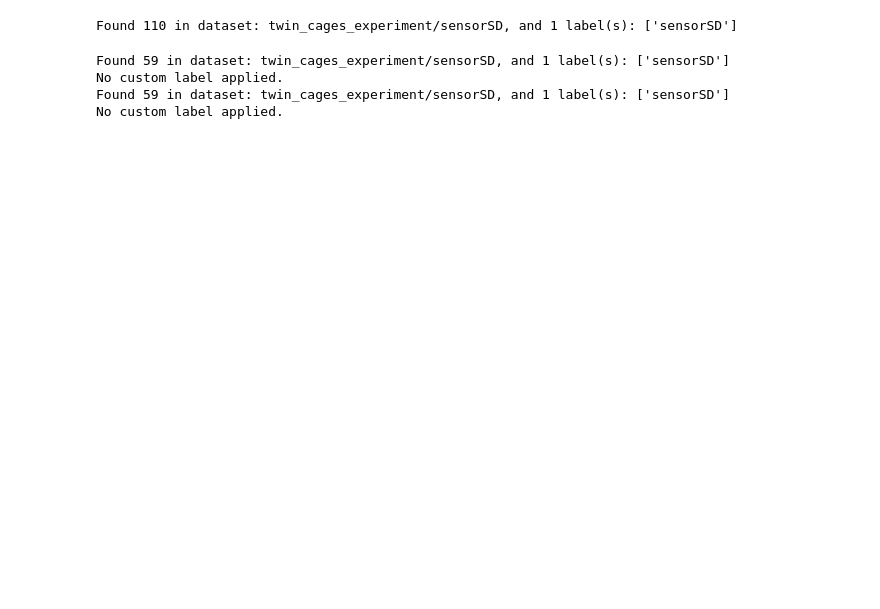
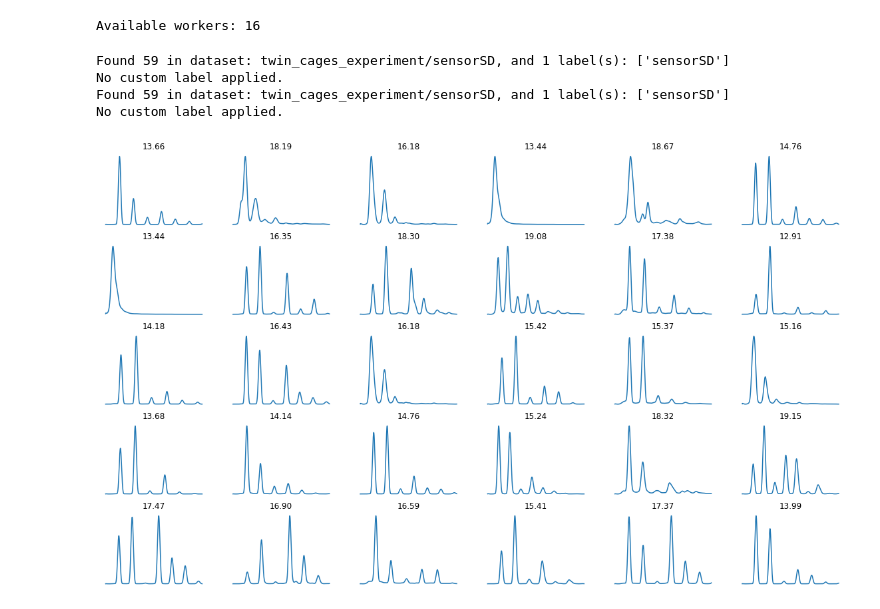
Before and after one commit to kalfasyan/wbai, a Jupyter notebook: Twin_cages.ipynb, the cells around one changed output. Saved outputs shown, nothing was run; the diff lists cells and outputs as text; code cells hidden in the pictures; blank space fills up the shorter version.

```diff
--- a/Twin_cages.ipynb
+++ b/Twin_cages.ipynb
@@ -6,7 +6,6 @@
 %config Completer.use_jedi = False
 # %%
 from tqdm import tqdm
-# from tqdm.notebook import tqdm as tqdm
 import numpy as np
 import pandas as pd
 import torch
@@ -17,24 +16,15 @@ import torchaudio
 from torch.utils.data import Dataset, ConcatDataset
 from torch.utils.data.sampler import SubsetRandomSampler
 from torchvision import datasets, transforms
-import sys
-sys.setrecursionlimit(10000)
-# torchaudio.USE_SOUNDFILE_LEGACY_INTERFACE = False
 torchaudio.set_audio_backend('sox_io')
-# import os
-# import random
-# from pathlib import Path
 
 import matplotlib.pyplot as plt
-# import psutil
 import requests
-
 from utils import *
 from wingbeat_datasets import *
 from wingbeat_models import *
-
-# print(f'Total RAM      : {bytes2GB(psutil.virtual_memory().total):5.2f} GB')
-# print(f'Available RAM  : {bytes2GB(psutil.virtual_memory().available):5.2f} GB\n')
+# %% [output]
+Available workers: 16
 # %%
 num_epochs = 35
 batch_size = 32
@@ -51,11 +41,24 @@ transforms_list = [FilterWingbeat(setting='bandpass')]#, TransformWingbeat(setti
 
 wbdset = WingbeatsDataset(dsname="twin_cages_experiment/sensorSD", clean=True, verbose=True, transform=FilterWingbeat(setting='bandpass'))
 psdset = WingbeatsDataset(dsname="twin_cages_experiment/sensorSD", clean=True, verbose=True, transform=transforms.Compose([FilterWingbeat(setting='bandpass'), TransformWingbeat(setting='psdl2')]))
-# dloader = DataLoader(wbdset.clean_subset, batch_size=32, num_workers=16)
+dloader = DataLoader(wbdset, batch_size=32, num_workers=16)
 # %% [output]
-Found 110 in dataset: twin_cages_experiment/sensorSD, and 1 label(s): ['sensorSD']
+Found 59 in dataset: twin_cages_experiment/sensorSD, and 1 label(s): ['sensorSD']
+No custom label applied.
+Found 59 in dataset: twin_cages_experiment/sensorSD, and 1 label(s): ['sensorSD']
+No custom label applied.
-Found 59 in dataset: twin_cages_experiment/sensorSD, and 1 label(s): ['sensorSD']
-No custom label applied.
-Found 59 in dataset: twin_cages_experiment/sensorSD, and 1 label(s): ['sensorSD']
-No custom label applied.
+# %%
+rands = np.random.randint(0,len(wbdset), len(wbdset))
+
+plt.figure(figsize=(20,12))
+for i in range(30):
+    plt.subplot(5,6,i+1)
+
+    sig = psdset[rands[i]][0][0,:1600]
+    plt.plot(sig.T)
+#     plt.title(f"{psdset.sums[i]:.1f}", y=.6)
+    plt.title(f"{sig.sum():.2f}")
+    plt.axis('off')
+# %% [output]
+[figure, added]
 # %%
```
Also changed, not shown: parts of 12 cells of this notebook, 2 other files.
